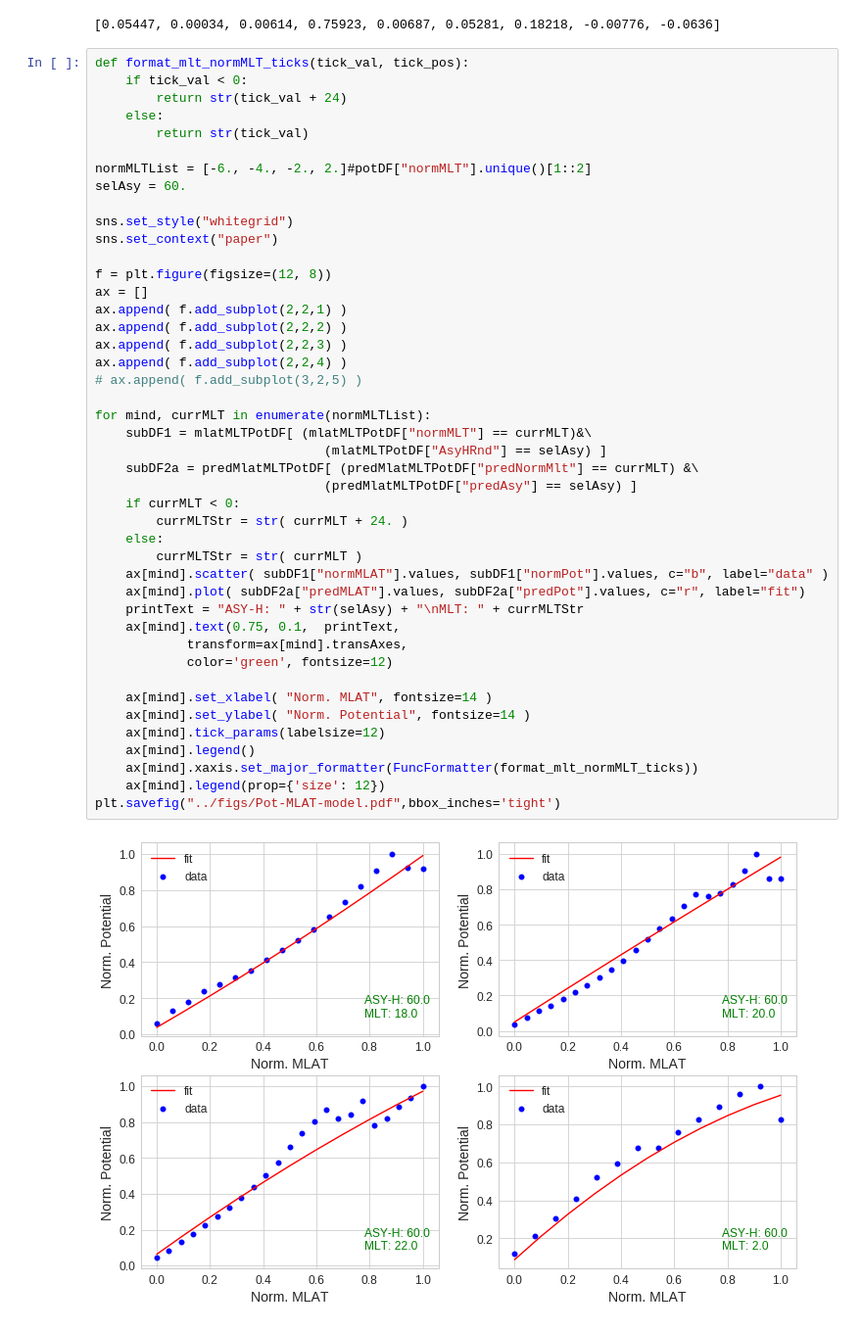
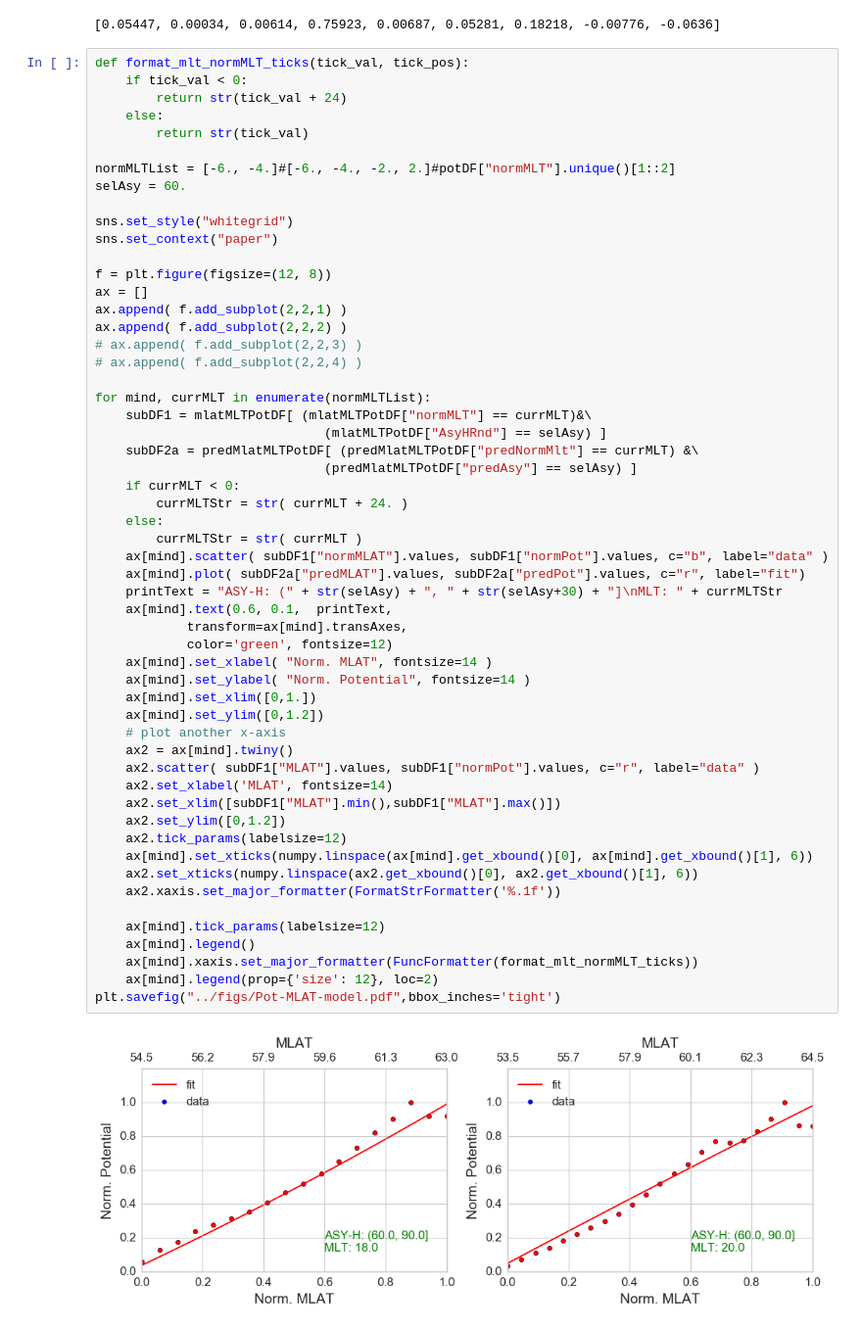
Before and after one commit to bharatreddy/indsvels, a Jupyter notebook: ipy/pot_MLAT_test.ipynb, the cells around one changed output. Shown at 98% size. Drawn from its saved outputs; the diff is of its cells as text.

```diff
--- a/ipy/pot_MLAT_test.ipynb
+++ b/ipy/pot_MLAT_test.ipynb
@@ -136,42 +145,53 @@ def format_mlt_normMLT_ticks(tick_val, tick_pos):
     else:
         return str(tick_val)
 
-normMLTList = [-6., -4., -2., 2.]#potDF["normMLT"].unique()[1::2]
+normMLTList = [-6., -4.]#[-6., -4., -2., 2.]#potDF["normMLT"].unique()[1::2]
 selAsy = 60.
 
 sns.set_style("whitegrid")
 sns.set_context("paper")
 
 f = plt.figure(figsize=(12, 8))
 ax = []
 ax.append( f.add_subplot(2,2,1) )
 ax.append( f.add_subplot(2,2,2) )
-ax.append( f.add_subplot(2,2,3) )
-ax.append( f.add_subplot(2,2,4) )
-# ax.append( f.add_subplot(3,2,5) )
+# ax.append( f.add_subplot(2,2,3) )
+# ax.append( f.add_subplot(2,2,4) )
 
 for mind, currMLT in enumerate(normMLTList):
     subDF1 = mlatMLTPotDF[ (mlatMLTPotDF["normMLT"] == currMLT)&\
                               (mlatMLTPotDF["AsyHRnd"] == selAsy) ]
     subDF2a = predMlatMLTPotDF[ (predMlatMLTPotDF["predNormMlt"] == currMLT) &\
                               (predMlatMLTPotDF["predAsy"] == selAsy) ]
     if currMLT < 0:
         currMLTStr = str( currMLT + 24. )
     else:
         currMLTStr = str( currMLT )
     ax[mind].scatter( subDF1["normMLAT"].values, subDF1["normPot"].values, c="b", label="data" )
     ax[mind].plot( subDF2a["predMLAT"].values, subDF2a["predPot"].values, c="r", label="fit")
-    printText = "ASY-H: " + str(selAsy) + "\nMLT: " + currMLTStr
-    ax[mind].text(0.75, 0.1,  printText,
+    printText = "ASY-H: (" + str(selAsy) + ", " + str(selAsy+30) + "]\nMLT: " + currMLTStr
+    ax[mind].text(0.6, 0.1,  printText,
             transform=ax[mind].transAxes,
             color='green', fontsize=12)
-
     ax[mind].set_xlabel( "Norm. MLAT", fontsize=14 )
     ax[mind].set_ylabel( "Norm. Potential", fontsize=14 )
+    ax[mind].set_xlim([0,1.])
+    ax[mind].set_ylim([0,1.2])
+    # plot another x-axis
+    ax2 = ax[mind].twiny()
+    ax2.scatter( subDF1["MLAT"].values, subDF1["normPot"].values, c="r", label="data" )
+    ax2.set_xlabel('MLAT', fontsize=14)
+    ax2.set_xlim([subDF1["MLAT"].min(),subDF1["MLAT"].max()])
+    ax2.set_ylim([0,1.2])
+    ax2.tick_params(labelsize=12)
+    ax[mind].set_xticks(numpy.linspace(ax[mind].get_xbound()[0], ax[mind].get_xbound()[1], 6))
+    ax2.set_xticks(numpy.linspace(ax2.get_xbound()[0], ax2.get_xbound()[1], 6))
+    ax2.xaxis.set_major_formatter(FormatStrFormatter('%.1f'))
+
     ax[mind].tick_params(labelsize=12)
     ax[mind].legend()
     ax[mind].xaxis.set_major_formatter(FuncFormatter(format_mlt_normMLT_ticks))
-    ax[mind].legend(prop={'size': 12})
+    ax[mind].legend(prop={'size': 12}, loc=2)
 plt.savefig("../figs/Pot-MLAT-model.pdf",bbox_inches='tight')
 # %% [output]
-[figure, old version]
+[figure, new version]
```
Also changed, not shown: parts of 2 cells of this notebook, 3 other files.
